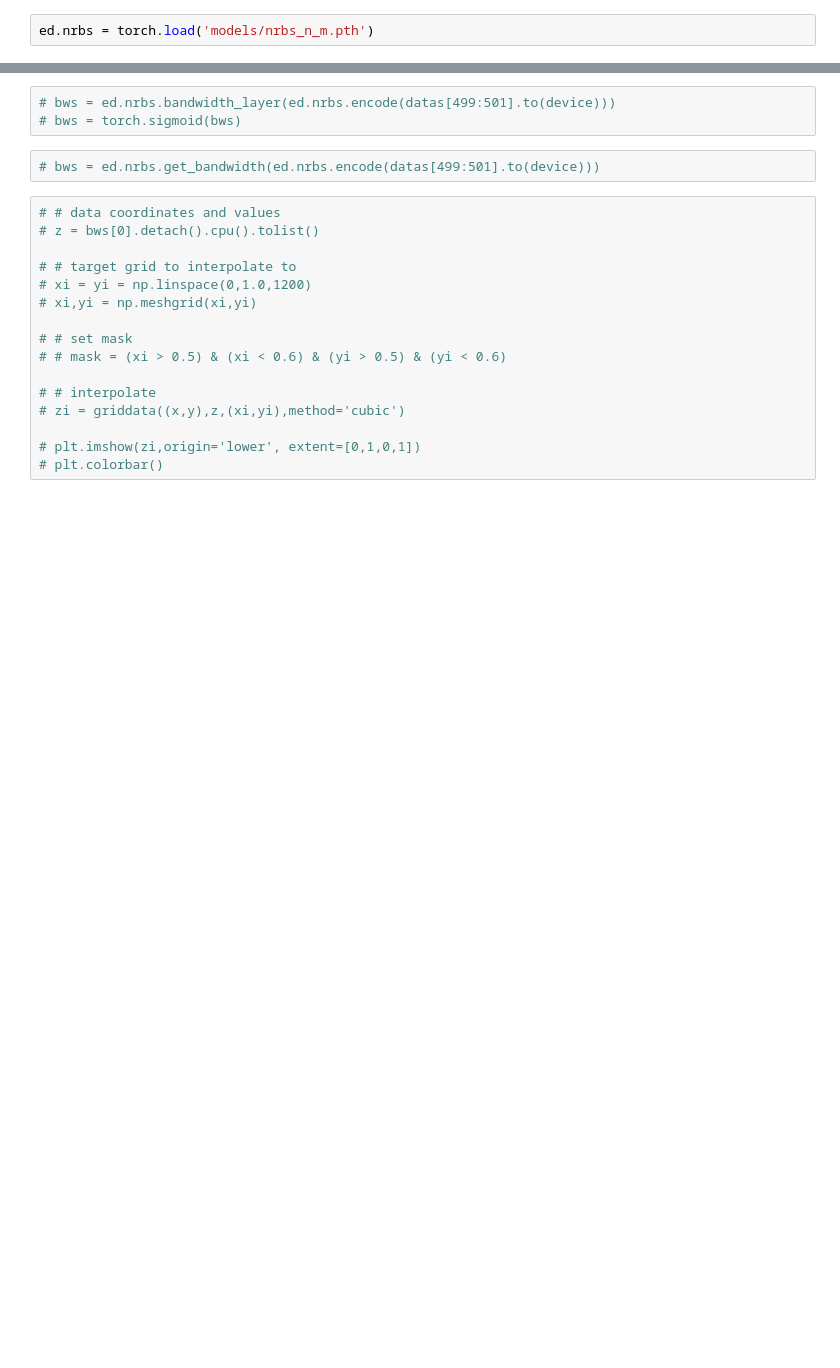
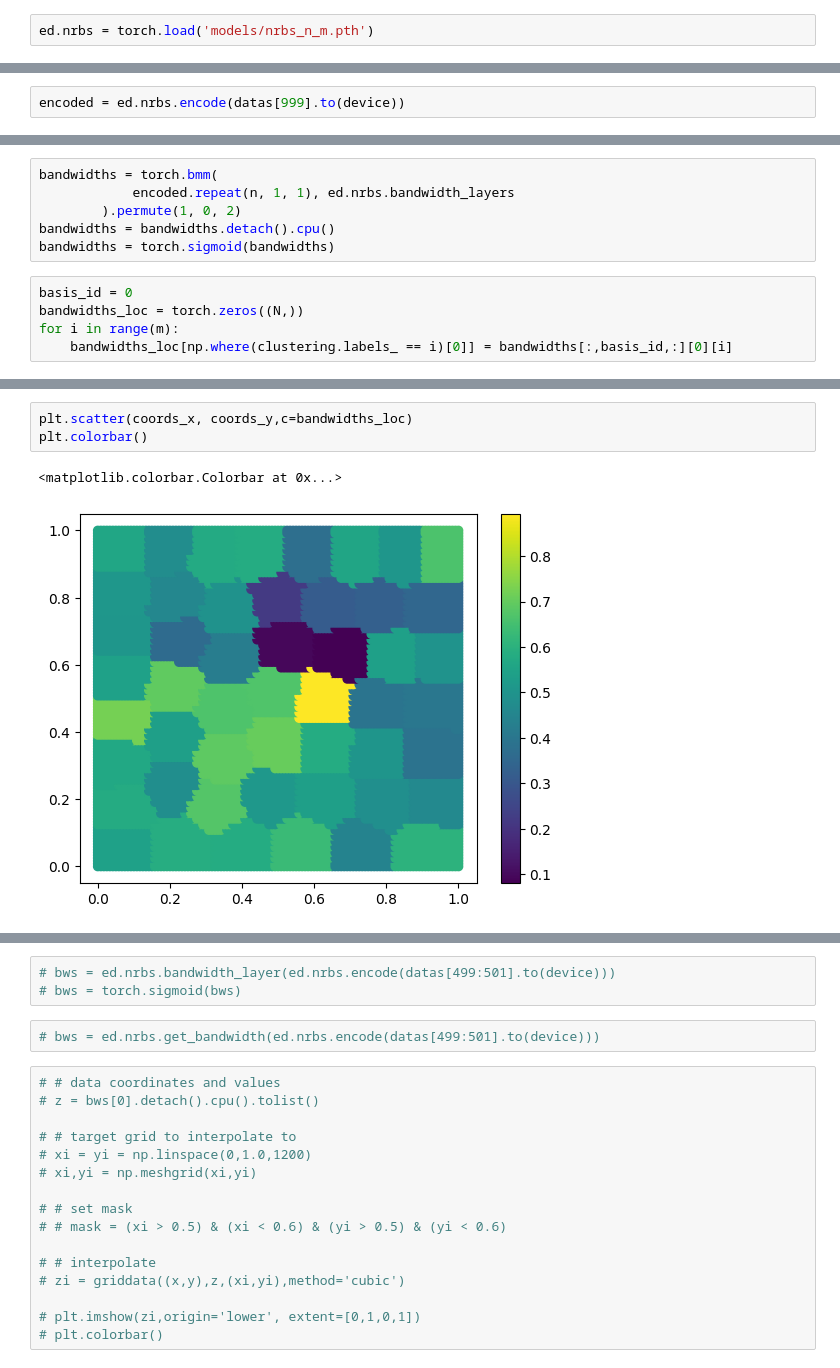
Before and after one commit to peiyichen1995/ROM, a Jupyter notebook: train_n_m.ipynb, the cells around one changed output, grey strips where cells are left out. Drawn from its saved outputs; the diff is of its cells as text; blank space fills up the shorter version.

```diff
--- a/train_n_m.ipynb
+++ b/train_n_m.ipynb
@@ -189,0 +205,2 @@ plt.colorbar()
+# %%
+encoded = ed.nrbs.encode(datas[999].to(device))
@@ -189,0 +211,11 @@ plt.colorbar()
+# %%
+bandwidths = torch.bmm(
+            encoded.repeat(n, 1, 1), ed.nrbs.bandwidth_layers
+        ).permute(1, 0, 2)
+bandwidths = bandwidths.detach().cpu()
+bandwidths = torch.sigmoid(bandwidths)
+# %%
+basis_id = 0
+bandwidths_loc = torch.zeros((N,))
+for i in range(m):
+    bandwidths_loc[np.where(clustering.labels_ == i)[0]] = bandwidths[:,basis_id,:][0][i]
@@ -189,0 +234,6 @@ plt.colorbar()
+# %%
+plt.scatter(coords_x, coords_y,c=bandwidths_loc)
+plt.colorbar()
+# %% [output]
+<matplotlib.colorbar.Colorbar at 0x...>
+[figure, added]
```
Also changed, not shown: parts of 16 cells of this notebook, 2 other files.
